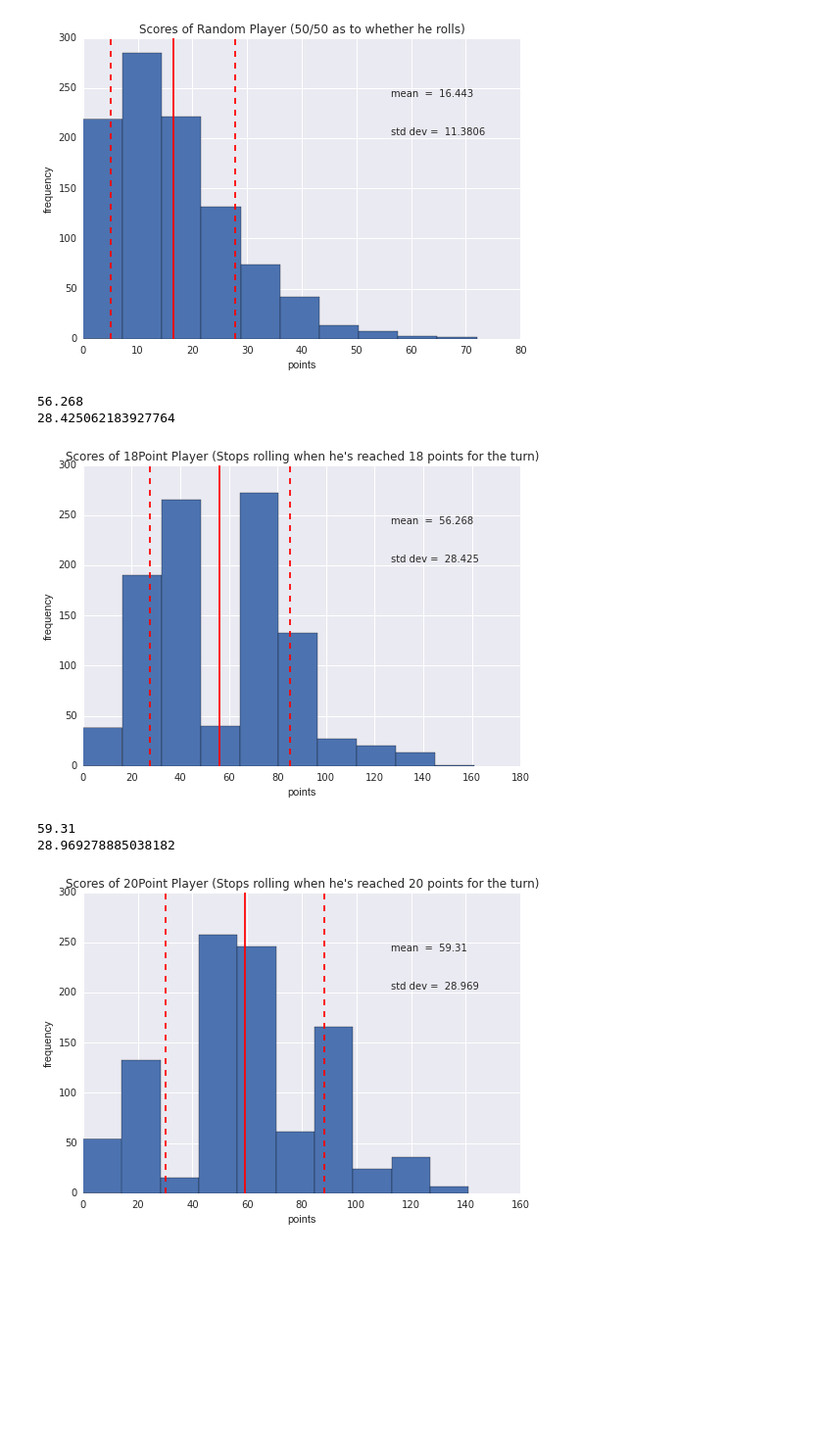
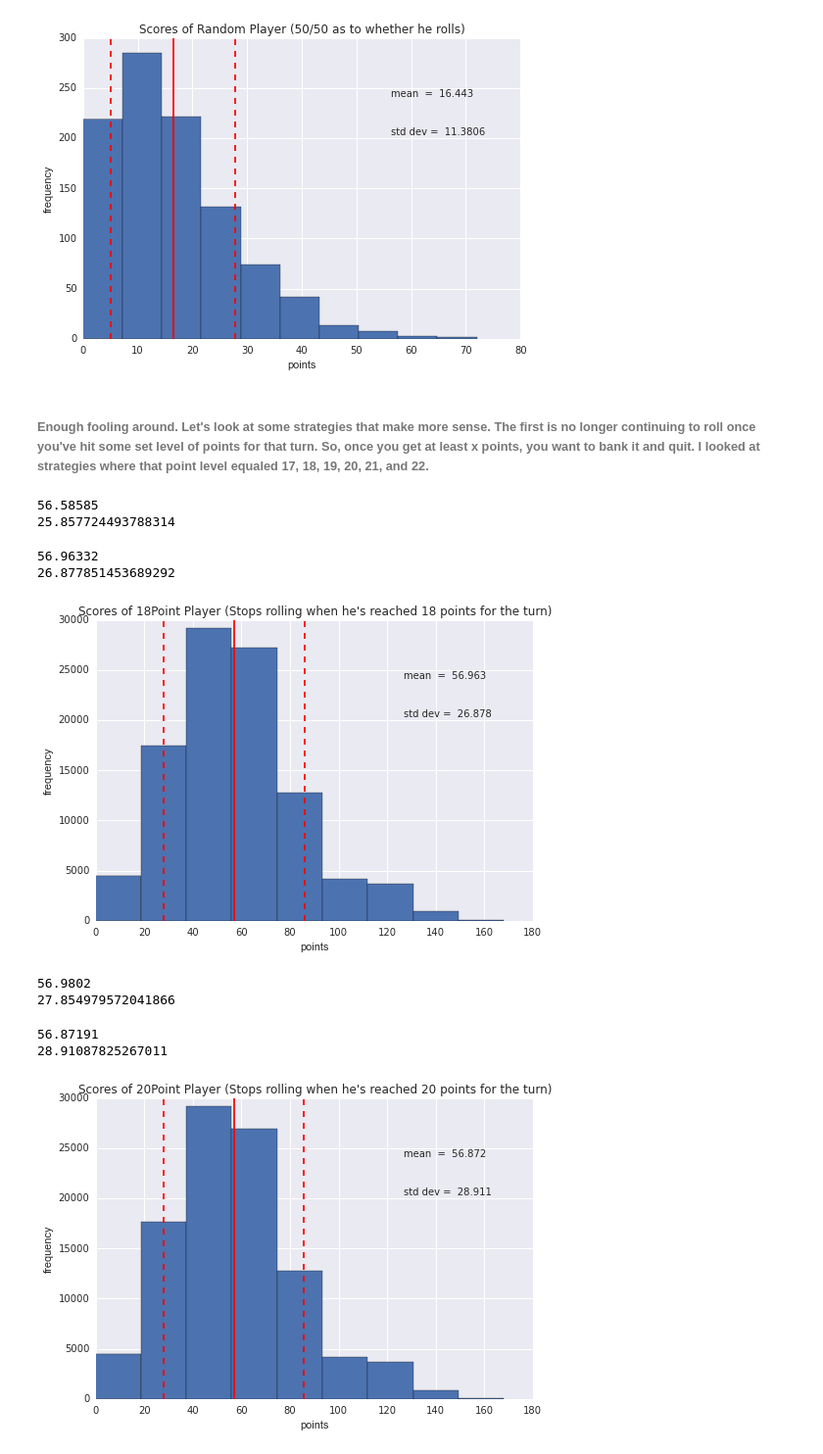
Before and after one commit to BretRunestad/some-pig, a Jupyter notebook: pig_solitaire.ipynb, the cells around one changed output. Shown: that part at 98% size. Cells and saved outputs as stored; diff of their text form; code cells hidden in the pictures; blank space fills up the shorter version.

```diff
--- a/pig_solitaire.ipynb
+++ b/pig_solitaire.ipynb
@@ -206,49 +246,71 @@ plt.title("Scores of Random Player (50/50 as to whether he rolls)")
 plt.show()
 # %% [output]
 [figure]
+# %% [markdown]
+###### Enough fooling around.  Let's look at some strategies that make more sense.  The first is no longer continuing to roll once you've hit some set level of points for that turn.  So, once you get at least x points, you want to bank it and quit.  I looked at strategies where that point level equaled 17, 18, 19, 20, 21, and 22.
+# %%
+player = Player17()
+player17_player_100000 = multiple_games(100000, player)
+player17_player_mean = st.mean(player17_player_100000)
+player17_player_stdev = st.stdev(player17_player_100000)
+print(player17_player_mean)
+print(player17_player_stdev)
+# %% [output]
+56.58585
+25.857724493788314
 # %%
 player = Player18()
-player18_player_1000 = multiple_games(1000, player)
-player18_player_mean = st.mean(player18_player_1000)
-player18_player_stdev = st.stdev(player18_player_1000)
+player18_player_100000 = multiple_games(100000, player)
+player18_player_mean = st.mean(player18_player_100000)
+player18_player_stdev = st.stdev(player18_player_100000)
 print(player18_player_mean)
 print(player18_player_stdev)
 # %% [output]
-56.268
-28.425062183927764
+56.96332
+26.877851453689292
 # %%
-plt.hist(player18_player_1000, bins= 10)
+plt.hist(player18_player_1000, bins= 9)
 plt.axvline(x=player18_player_mean, color = 'red')
 plt.axvline(x=player18_player_mean+player20_player_stdev, color = 'red', linestyle='dashed')
 plt.axvline(x=player18_player_mean-player20_player_stdev, color = 'red', linestyle='dashed')
-plt.figtext(x=.67, y=.75, s="mean  =  56.268")
-plt.figtext(x=.67, y=.65, s="std dev =  28.425")
+plt.figtext(x=.67, y=.75, s="mean  =  56.963")
+plt.figtext(x=.67, y=.65, s="std dev =  26.878")
 plt.xlabel("points")
 plt.ylabel("frequency")
 plt.title("Scores of 18Point Player (Stops rolling when he's reached 18 points for the turn)")
 plt.show()
 # %% [output]
-[figure, old version]
+[figure, new version]
+# %%
+player = Player19()
+player19_player_100000 = multiple_games(100000, player)
+player19_player_mean = st.mean(player19_player_100000)
+player19_player_stdev = st.stdev(player19_player_100000)
+print(player19_player_mean)
+print(player19_player_stdev)
+# %% [output]
+56.9802
+27.854979572041866
 # %%
 player = Player20()
-player20_player_1000 = multiple_games(1000, player)
-player20_player_mean = st.mean(player20_player_1000)
-player20_player_stdev = st.stdev(player20_player_1000)
+player20_player_100000 = multiple_games(100000, player)
+player20_player_mean = st.mean(player20_player_100000)
+player20_player_stdev = st.stdev(player20_player_100000)
 print(player20_player_mean)
 print(player20_player_stdev)
 # %% [output]
-59.31
-28.969278885038182
+56.87191
+28.91087825267011
 # %%
-plt.hist(player20_player_1000, bins= 10)
+plt.hist(player20_player_100000, bins= 9)
 plt.axvline(x=player20_player_mean, color = 'red')
 plt.axvline(x=player20_player_mean+player20_player_stdev, color = 'red', linestyle='dashed')
 plt.axvline(x=player20_player_mean-player20_player_stdev, color = 'red', linestyle='dashed')
-plt.figtext(x=.67, y=.75, s="mean  =  59.31")
-plt.figtext(x=.67, y=.65, s="std dev =  28.969")
+plt.figtext(x=.67, y=.75, s="mean  =  56.872")
+plt.figtext(x=.67, y=.65, s="std dev =  28.911")
 plt.xlabel("points")
 plt.ylabel("frequency")
 plt.title("Scores of 20Point Player (Stops rolling when he's reached 20 points for the turn)")
 plt.show()
 # %% [output]
-[figure, old version]
+[figure, new version]
```
Also changed, not shown: parts of 29 cells of this notebook.
